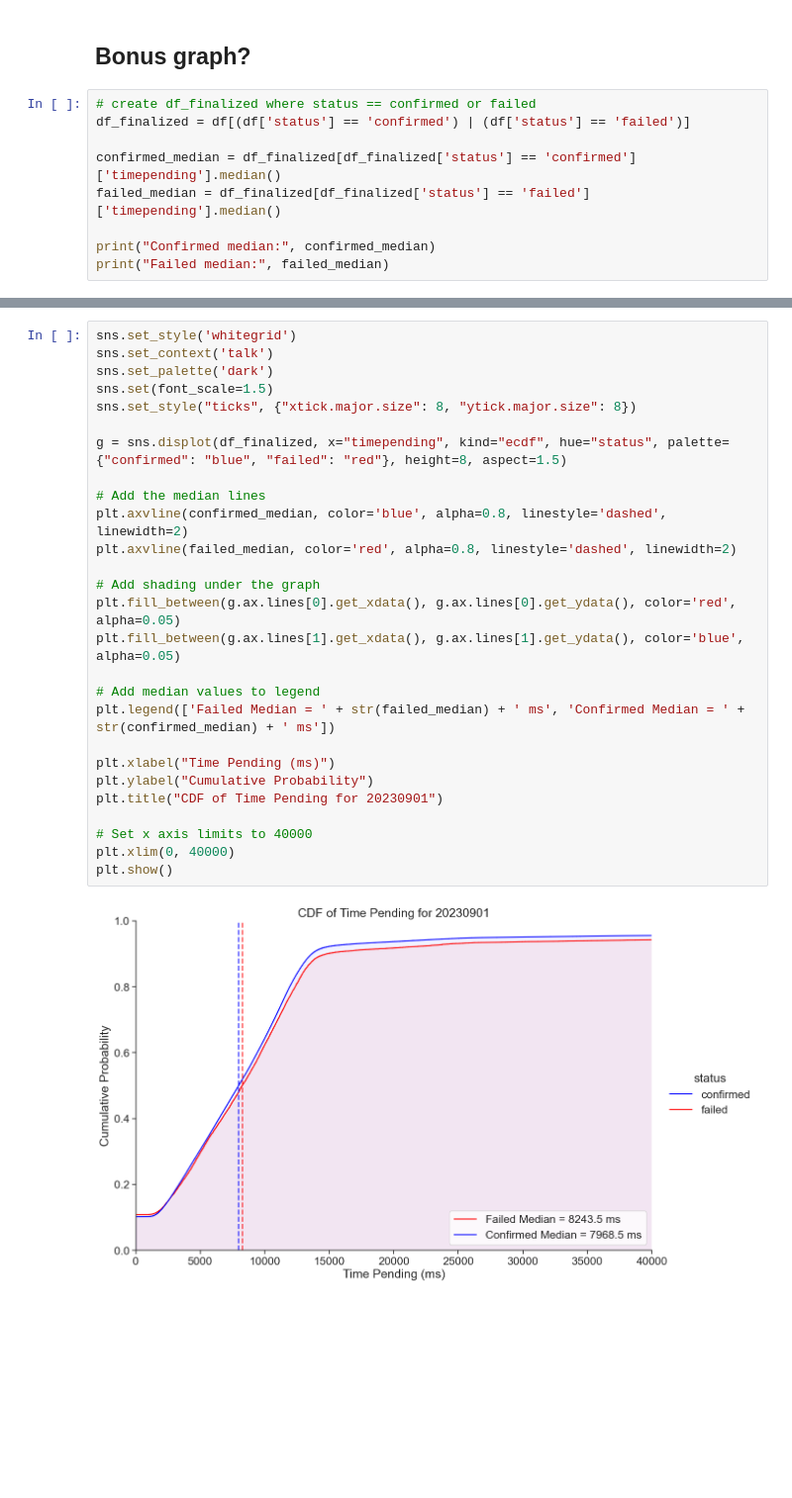
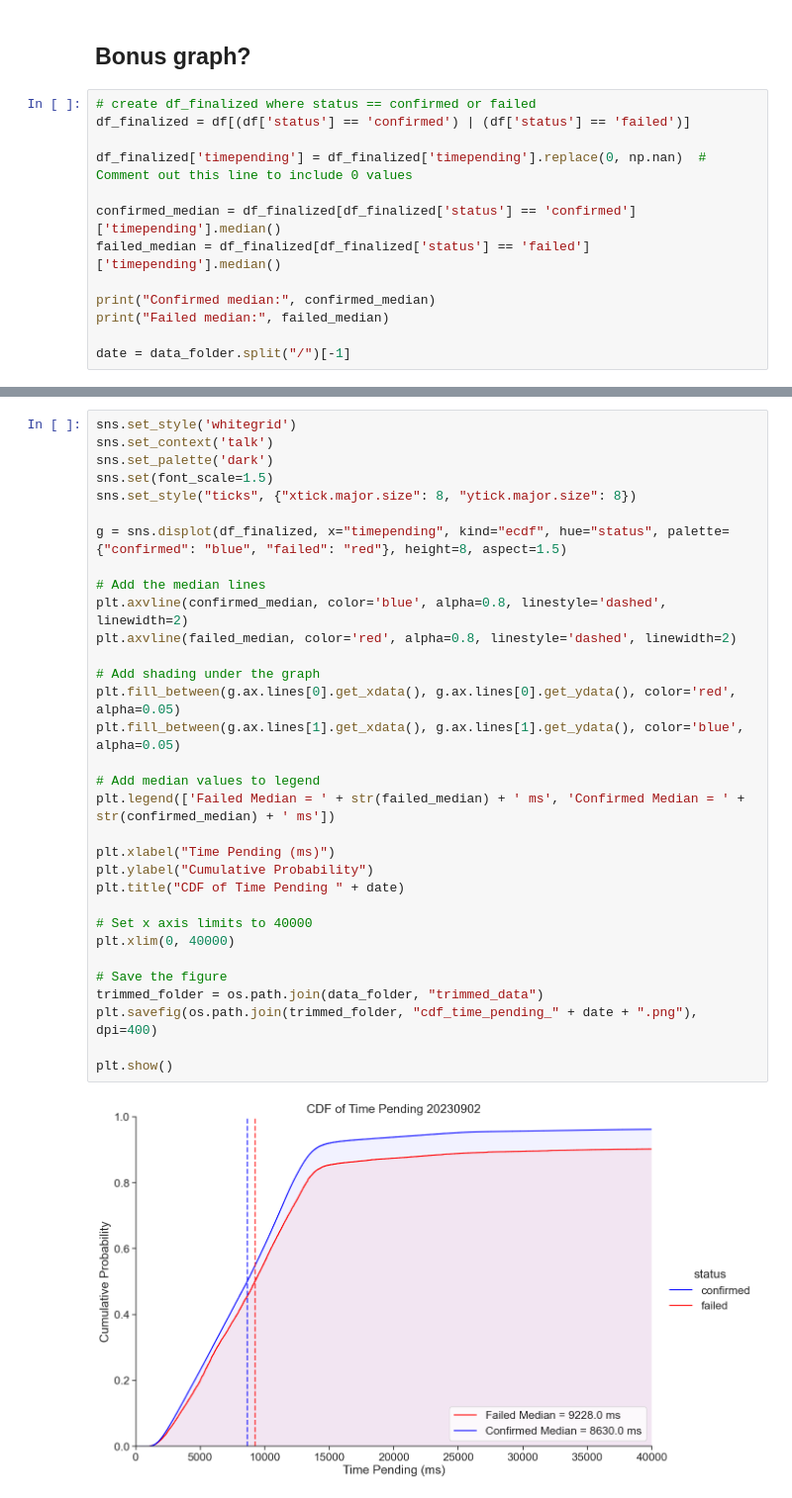
Before and after one commit to krzhang/camcos, a Jupyter notebook: CAMCOS_2023F/Data_Exploration/data_trim_single_day.ipynb, the cells around one changed output, grey strips where cells are left out. Shown at 99% size. Cells and saved outputs as stored; diff of their text form; blank space fills up the shorter version.

Commit message:
store plots

```diff
--- a/CAMCOS_2023F/Data_Exploration/data_trim_single_day.ipynb
+++ b/CAMCOS_2023F/Data_Exploration/data_trim_single_day.ipynb
@@ -186,10 +186,14 @@ Is detecttime monotonic increasing (sorted)?  True
 # %%
 # create df_finalized where status == confirmed or failed
 df_finalized = df[(df['status'] == 'confirmed') | (df['status'] == 'failed')]
+
+df_finalized['timepending'] = df_finalized['timepending'].replace(0, np.nan)  # Comment out this line to include 0 values
 
 confirmed_median = df_finalized[df_finalized['status'] == 'confirmed']['timepending'].median()
 failed_median = df_finalized[df_finalized['status'] == 'failed']['timepending'].median()
 
 print("Confirmed median:", confirmed_median)
 print("Failed median:", failed_median)
+
+date = data_folder.split("/")[-1]
 # %% [output]
@@ -198,29 +207,34 @@ Failed median: 8243.5
 # %%
 sns.set_style('whitegrid')
 sns.set_context('talk')
 sns.set_palette('dark')
 sns.set(font_scale=1.5)
 sns.set_style("ticks", {"xtick.major.size": 8, "ytick.major.size": 8})
 
 g = sns.displot(df_finalized, x="timepending", kind="ecdf", hue="status", palette={"confirmed": "blue", "failed": "red"}, height=8, aspect=1.5)
 
 # Add the median lines
 plt.axvline(confirmed_median, color='blue', alpha=0.8, linestyle='dashed', linewidth=2)
 plt.axvline(failed_median, color='red', alpha=0.8, linestyle='dashed', linewidth=2)
 
 # Add shading under the graph
 plt.fill_between(g.ax.lines[0].get_xdata(), g.ax.lines[0].get_ydata(), color='red', alpha=0.05)
 plt.fill_between(g.ax.lines[1].get_xdata(), g.ax.lines[1].get_ydata(), color='blue', alpha=0.05)
 
 # Add median values to legend
 plt.legend(['Failed Median = ' + str(failed_median) + ' ms', 'Confirmed Median = ' + str(confirmed_median) + ' ms'])
 
 plt.xlabel("Time Pending (ms)")
 plt.ylabel("Cumulative Probability")
-plt.title("CDF of Time Pending for 20230901")
+plt.title("CDF of Time Pending " + date)
 
 # Set x axis limits to 40000
 plt.xlim(0, 40000)
+
+# Save the figure
+trimmed_folder = os.path.join(data_folder, "trimmed_data")
+plt.savefig(os.path.join(trimmed_folder, "cdf_time_pending_" + date + ".png"), dpi=400)
+
 plt.show()
 # %% [output]
-[figure, old version]
+[figure, new version]
```
Also changed, not shown: parts of 7 cells of this notebook.
